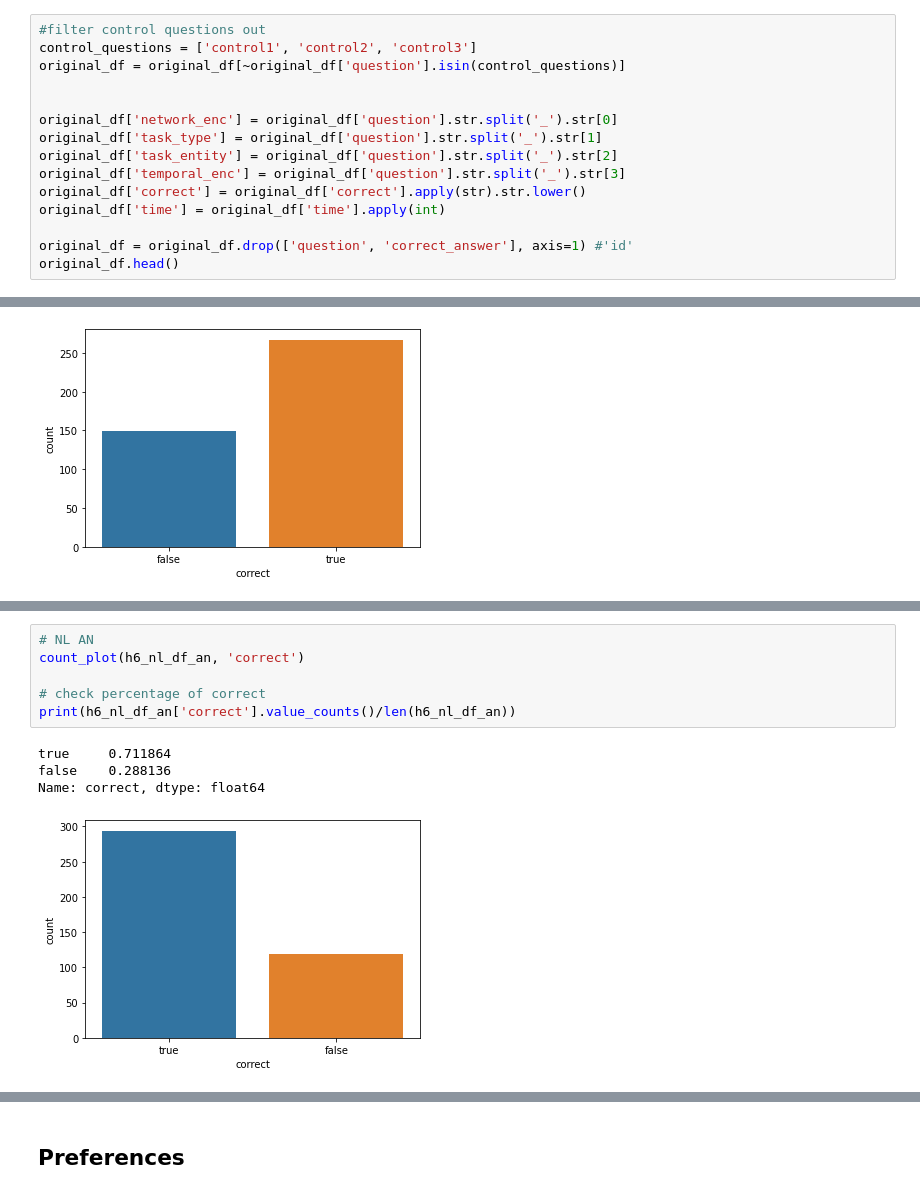
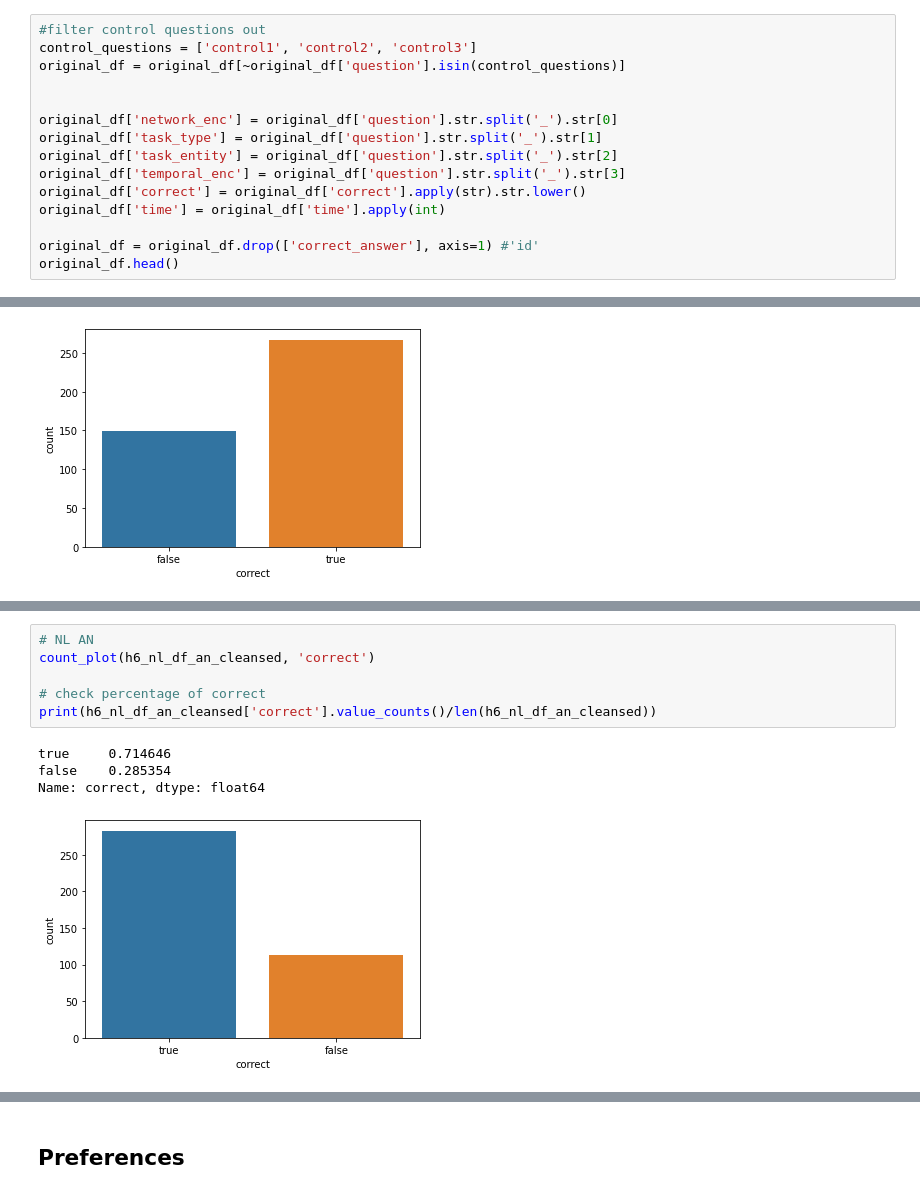
Before and after one commit to velitchko/graph-vis-evaluation-ext, a Jupyter notebook: python/Hypotheses.ipynb, the cells around one changed output, grey strips where cells are left out. Drawn from its saved outputs; the diff is of its cells as text.

```diff
--- a/python/Hypotheses.ipynb
+++ b/python/Hypotheses.ipynb
@@ -57,6 +57,6 @@ original_df['temporal_enc'] = original_df['question'].str.split('_').str[3]
 original_df['correct'] = original_df['correct'].apply(str).str.lower()
 original_df['time'] = original_df['time'].apply(int)
 
-original_df = original_df.drop(['question', 'correct_answer'], axis=1) #'id'
+original_df = original_df.drop(['correct_answer'], axis=1) #'id'
 original_df.head()
 # %% [output]
@@ -2035,12 +2263,12 @@ Name: correct, dtype: float64
 # %%
 # NL AN
-count_plot(h6_nl_df_an, 'correct')
+count_plot(h6_nl_df_an_cleansed, 'correct')
 
 # check percentage of correct
-print(h6_nl_df_an['correct'].value_counts()/len(h6_nl_df_an))
+print(h6_nl_df_an_cleansed['correct'].value_counts()/len(h6_nl_df_an_cleansed))
 # %% [output]
-true     0.711864
-false    0.288136
+true     0.714646
+false    0.285354
 Name: correct, dtype: float64
-[figure, old version]
+[figure, new version]
 # %%
```
Also changed, not shown: parts of 172 cells of this notebook.
